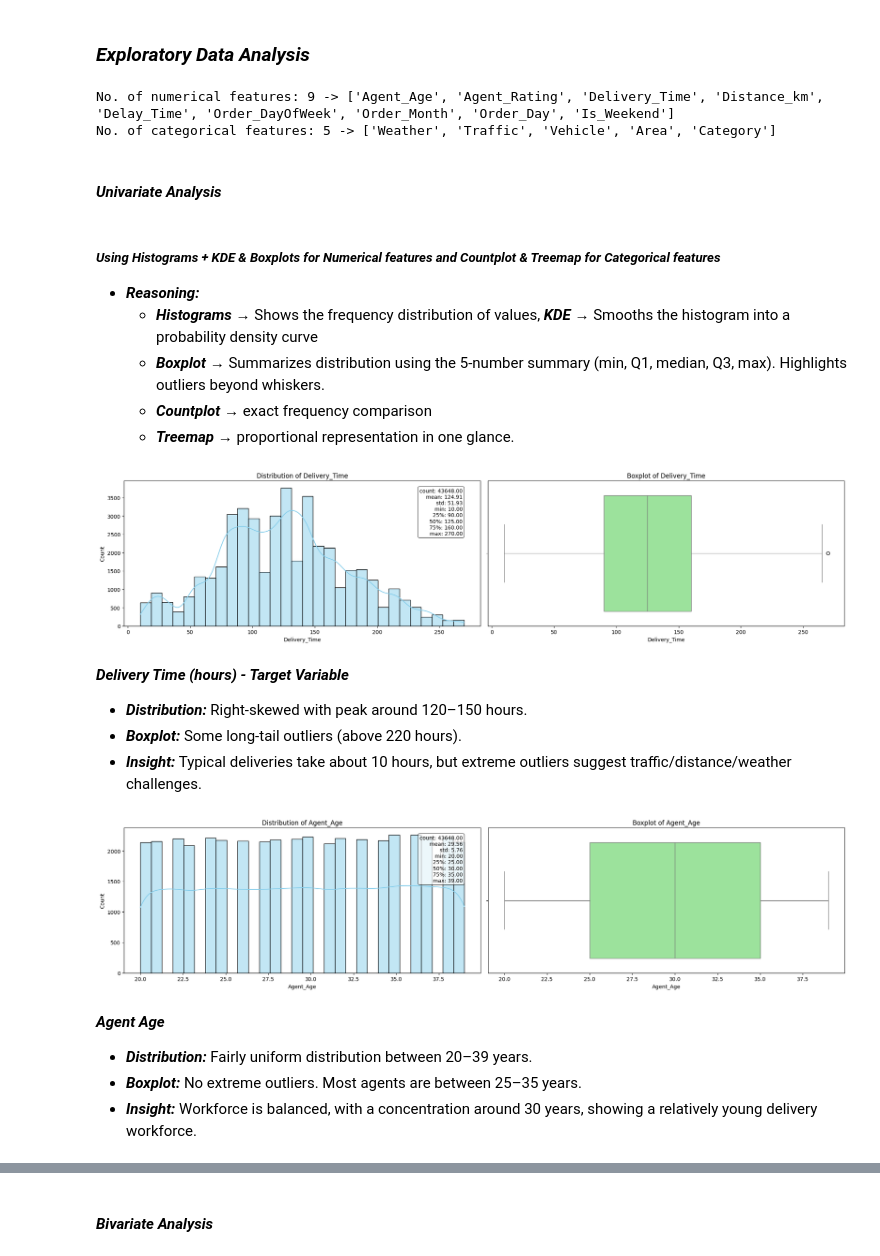
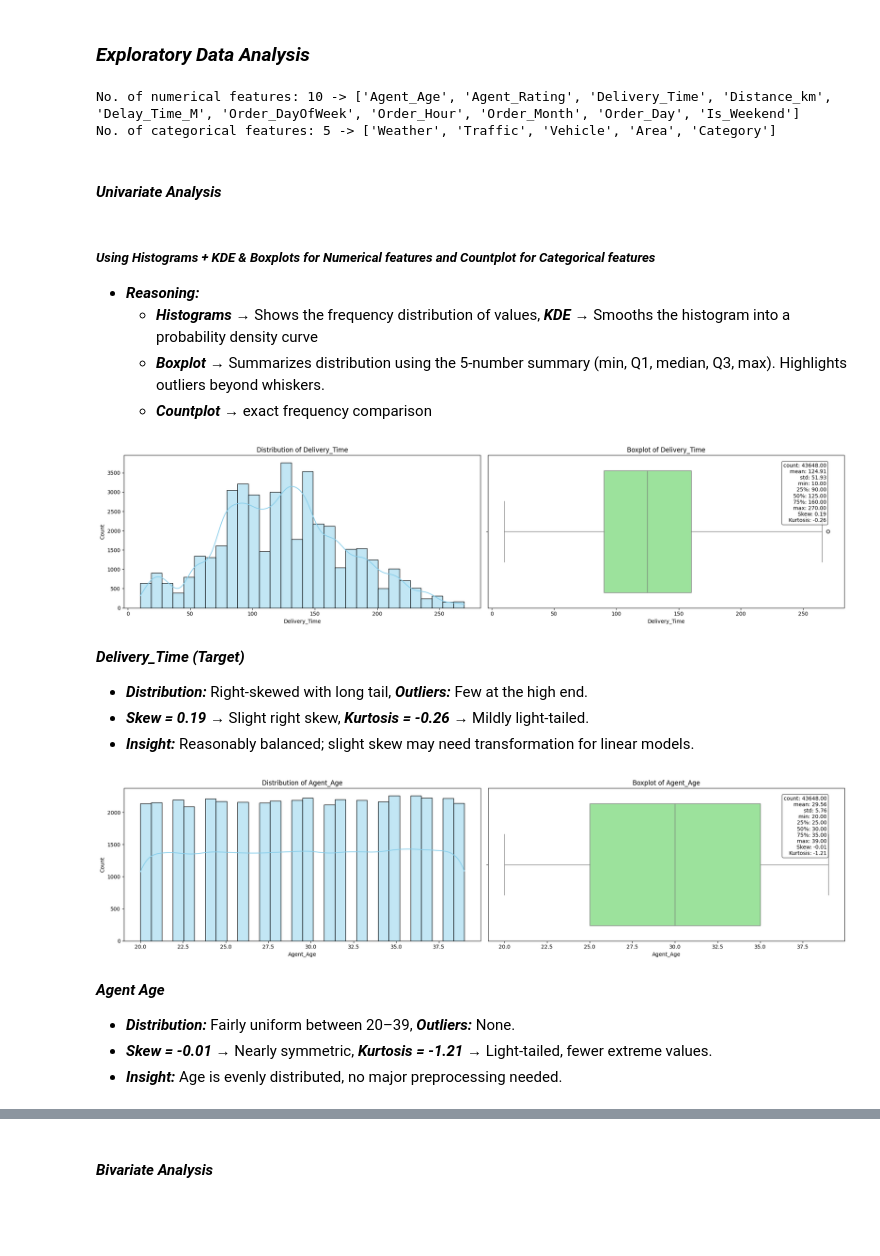
Before and after one commit to Pooja-Spandana/Amazon_DeliveryTime_Prediction, a Jupyter notebook: Notebooks/Data_cleaning_&_EDA.ipynb, the cells around one changed output, grey strips where cells are left out. Cells and saved outputs as stored; diff of their text form; code cells hidden in the pictures; blank space fills up the shorter version.

```diff
--- a/Notebooks/Data_cleaning_&_EDA.ipynb
+++ b/Notebooks/Data_cleaning_&_EDA.ipynb
@@ -402,16 +399,17 @@ def feature_engineering(df):
     mask = df["Pickup_DateTime"] < df["Order_DateTime"]
     df.loc[mask, "Pickup_DateTime"] += pd.Timedelta(days=1)
 
-    df['Delay_Time'] = (df['Pickup_DateTime'] - df['Order_DateTime']) # Delivery Delay Feature
-    df['Delay_Time'] = df['Delay_Time'].dt.total_seconds() / 3600
+    df['Delay_Time_M'] = (df['Pickup_DateTime'] - df['Order_DateTime']) # Delivery Delay Feature
+    df['Delay_Time_M'] = df['Delay_Time_M'].dt.total_seconds() / 60 # Convert into minutes
 
     df['Order_DayOfWeek'] = df['Order_DateTime'].dt.dayofweek # Monday=0, Sunday=6
+    df['Order_Hour'] = df['Order_DateTime'].dt.hour
     df['Order_Month'] = df['Order_DateTime'].dt.month
     df['Order_Day'] = df['Order_DateTime'].dt.day
     df['Is_Weekend'] = df['Order_DayOfWeek'].isin([5, 6]).astype(int)
 
     # Drop Irrelevant Columns
-    df.drop(['Order_ID', 'Order_Date', 'Order_Time', 'Pickup_Time',
+    df.drop(['Order_ID', 'Order_Date', 'Order_Time', 'Pickup_Time', 'Order_DateTime', 'Pickup_DateTime',
             'Store_Latitude', 'Store_Longitude', 'Drop_Latitude', 'Drop_Longitude'], axis=1, inplace=True)
 
     return df
@@ -460,15 +464,14 @@ cat_cols = fe_dataset.select_dtypes(include=['object', 'category']).columns.toli
 print(f'No. of numerical features: {len(num_cols)} -> {num_cols}')
 print(f'No. of categorical features: {len(cat_cols)} -> {cat_cols}')
 # %% [output]
-No. of numerical features: 9 -> ['Agent_Age', 'Agent_Rating', 'Delivery_Time', 'Distance_km', 'Delay_Time', 'Order_DayOfWeek', 'Order_Month', 'Order_Day', 'Is_Weekend']
+No. of numerical features: 10 -> ['Agent_Age', 'Agent_Rating', 'Delivery_Time', 'Distance_km', 'Delay_Time_M', 'Order_DayOfWeek', 'Order_Hour', 'Order_Month', 'Order_Day', 'Is_Weekend']
 No. of categorical features: 5 -> ['Weather', 'Traffic', 'Vehicle', 'Area', 'Category']
 # %% [markdown]
 #### ***Univariate Analysis***
 # %% [markdown]
-##### ***Using Histograms + KDE & Boxplots for Numerical features and Countplot & Treemap for Categorical features***
+##### ***Using Histograms + KDE & Boxplots for Numerical features and Countplot for Categorical features***
 - ***Reasoning:***
     - ***Histograms*** → Shows the frequency distribution of values, ***KDE*** → Smooths the histogram into a probability density curve
     - ***Boxplot*** → Summarizes distribution using the 5-number summary (min, Q1, median, Q3, max). Highlights outliers beyond whiskers.
     - ***Countplot*** → exact frequency comparison
-    - ***Treemap*** → proportional representation in one glance.
 # %%
@@ -524,24 +517,22 @@ def plot_feature_distribution(df, column, figsize=(20,5)):
     plt.show()
 # %%
 # Target Variable Analysis
-plot_feature_distribution(fe_dataset, 'Delivery_Time')
+plot_numerical_feature(fe_dataset, 'Delivery_Time')
 # %% [output]
-[figure, old version]
+[figure, new version]
 # %% [markdown]
-***Delivery Time (hours) - Target Variable***
-
-- ***Distribution:*** Right-skewed with peak around 120–150 hours.
-- ***Boxplot:*** Some long-tail outliers (above 220 hours).
-- ***Insight:*** Typical deliveries take about 10 hours, but extreme outliers suggest traffic/distance/weather challenges.
+***Delivery_Time (Target)***
+- ***Distribution:*** Right-skewed with long tail, ***Outliers:*** Few at the high end.
+- ***Skew = 0.19*** → Slight right skew, ***Kurtosis = -0.26*** → Mildly light-tailed.
+- ***Insight:*** Reasonably balanced; slight skew may need transformation for linear models.
 # %%
 # Numerical features
-plot_feature_distribution(fe_dataset, 'Agent_Age')
+plot_numerical_feature(fe_dataset, 'Agent_Age')
 # %% [output]
-[figure, old version]
+[figure, new version]
 # %% [markdown]
 ***Agent Age***
-
-- ***Distribution:*** Fairly uniform distribution between 20–39 years.
-- ***Boxplot:*** No extreme outliers. Most agents are between 25–35 years.
-- ***Insight:*** Workforce is balanced, with a concentration around 30 years, showing a relatively young delivery workforce.
+- ***Distribution:*** Fairly uniform between 20–39, ***Outliers:*** None.
+- ***Skew = -0.01*** → Nearly symmetric, ***Kurtosis = -1.21*** → Light-tailed, fewer extreme values.
+- ***Insight:*** Age is evenly distributed, no major preprocessing needed.
 # %%
```
Also changed, not shown: parts of 62 cells of this notebook, 26 other files.
